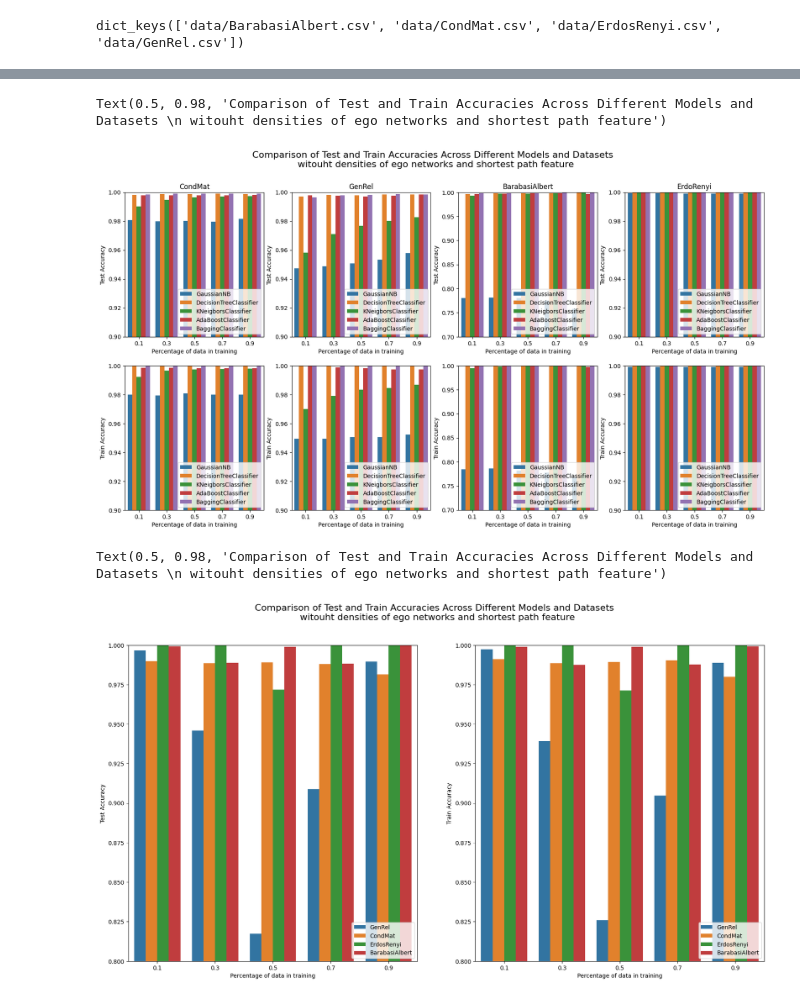
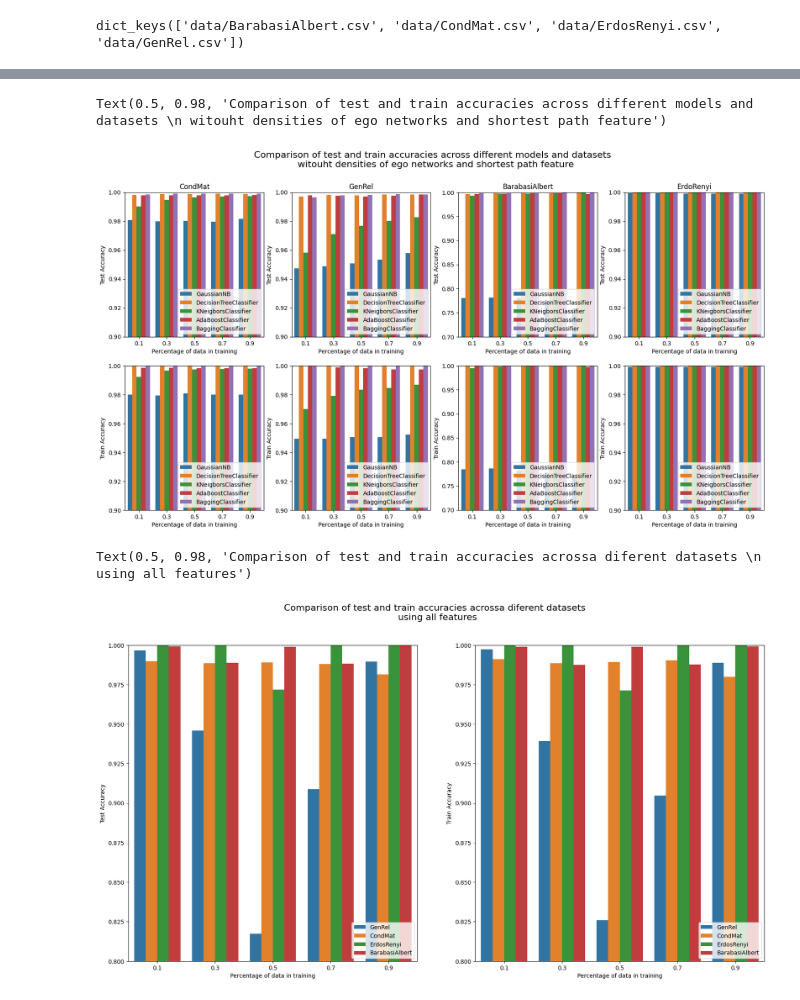
Before and after one commit to Stefan485/Link-prediction-in-social-networks, a Jupyter notebook: report.ipynb, the cells around one changed output, grey strips where cells are left out. Saved outputs shown, nothing was run; the diff lists cells and outputs as text; code cells hidden in the pictures.

```diff
--- a/report.ipynb
+++ b/report.ipynb
@@ -178,24 +178,24 @@ axes[1][0].legend(loc='lower right')
 axes[1][1].legend(loc='lower right')
 axes[1][2].legend(loc='lower right')
 axes[1][3].legend(loc='lower right')
-fig.suptitle('Comparison of Test and Train Accuracies Across Different Models and Datasets \n witouht densities of ego networks and shortest path feature', fontsize=16)
+fig.suptitle('Comparison of test and train accuracies across different models and datasets \n witouht densities of ego networks and shortest path feature', fontsize=16)
 # %% [output]
-Text(0.5, 0.98, 'Comparison of Test and Train Accuracies Across Different Models and Datasets \n witouht densities of ego networks and shortest path feature')
+Text(0.5, 0.98, 'Comparison of test and train accuracies across different models and datasets \n witouht densities of ego networks and shortest path feature')
 [figure]
 # %%
 model_perf = pd.read_csv('performance/neural_network_performance_all.csv')
 # %%
 fig, axes = plt.subplots(nrows=1, ncols=2, figsize=(20, 10))
 sns.barplot(data=model_perf, x='Percentage of data in training', y='Test Accuracy', hue='Dataset', ax=axes[0])
 sns.barplot(data=model_perf, x='Percentage of data in training', y='Train Accuracy', hue='Dataset', ax=axes[1])
 axes[0].set_ylim(0.8, 1)
 axes[1].set_ylim(0.8, 1)
 axes[0].legend(loc='lower right')
 axes[1].legend(loc='lower right')
-fig.suptitle('Comparison of Test and Train Accuracies Across Different Models and Datasets \n witouht densities of ego networks and shortest path feature', fontsize=16)
+fig.suptitle('Comparison of test and train accuracies acrossa diferent datasets \n using all features', fontsize=16)
 # %% [output]
-Text(0.5, 0.98, 'Comparison of Test and Train Accuracies Across Different Models and Datasets \n witouht densities of ego networks and shortest path feature')
+Text(0.5, 0.98, 'Comparison of test and train accuracies acrossa diferent datasets \n using all features')
-[figure, old version]
+[figure, new version]
 # %%
 model_perf = pd.read_csv('performance/neural_network_performance_without_shortest_path.csv')
 # %%
```
Also changed, not shown: parts of 6 cells of this notebook, 1 other file.
